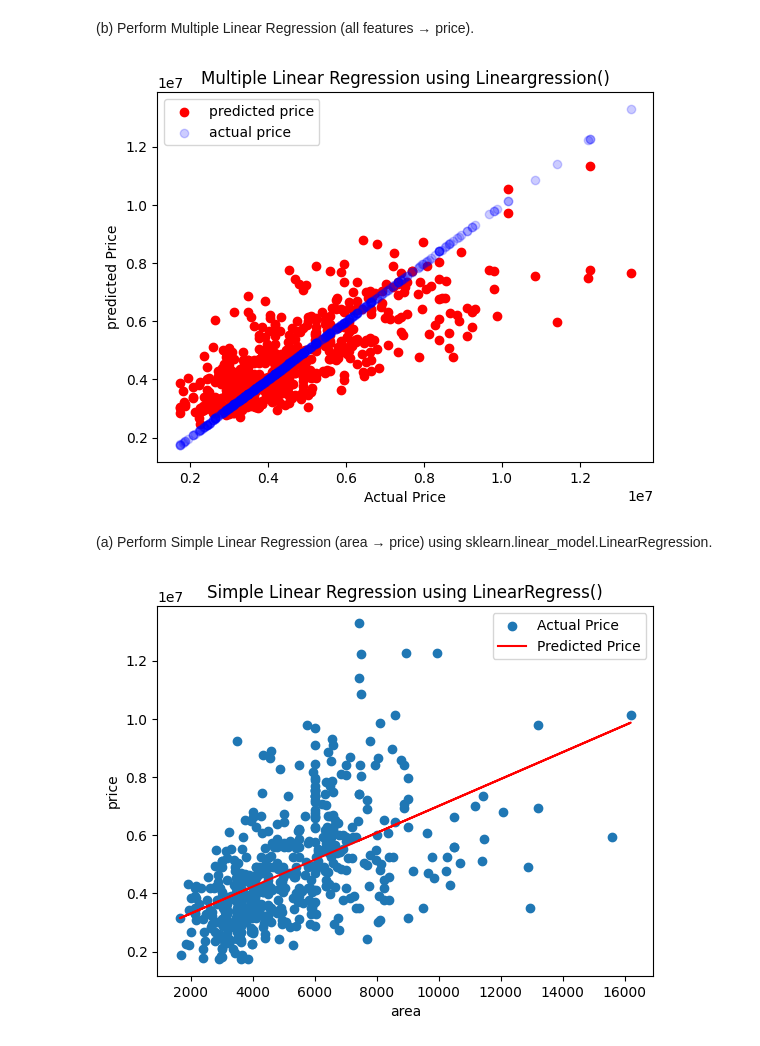
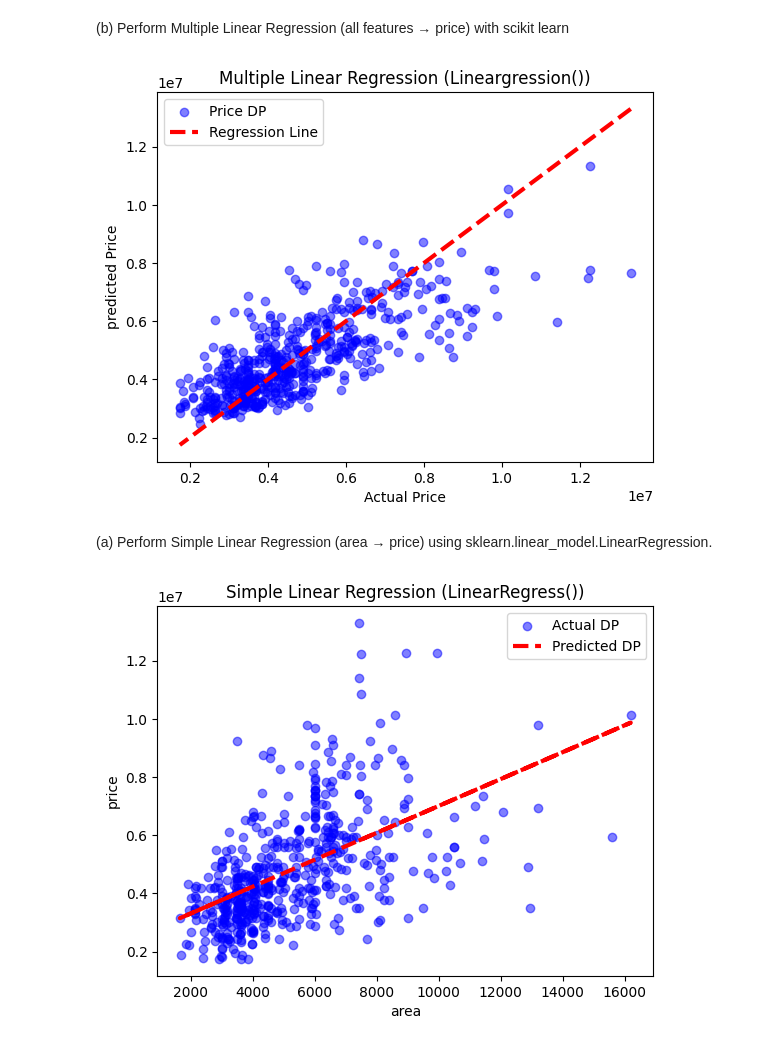
Before and after one commit to abhinandan2540/MLT-labwork, a Jupyter notebook: 26_aug_25/Q3.ipynb, the cells around one changed output. Saved outputs shown, nothing was run; the diff lists cells and outputs as text; code cells hidden in the pictures.

Commit message:
Linear Regression using scikit learn

```diff
--- a/26_aug_25/Q3.ipynb
+++ b/26_aug_25/Q3.ipynb
@@ -1,39 +1,40 @@
 # %% [markdown]
-(b) Perform Multiple Linear Regression (all features → price).
+(b) Perform Multiple Linear Regression (all features → price) with scikit learn
 # %%
 # multiple linear regression using scikit learn
 import pandas as pd
 import numpy as np
 from sklearn import linear_model
 import matplotlib.pyplot as plt
 csv_data=pd.read_csv('Housing.csv')
 # print(csv_data.head())
 
 # area, bedrooms, bathrooms, stories, parking
 x=np.array(csv_data[['area','bedrooms','bathrooms','stories','parking']])
 y=np.array(csv_data['price'])
 
-# # using sklearn.linearRegress for multiple regression
-regression_model=linear_model.LinearRegression()
-regression_model.fit(x,y)
 
-def PredictionModel(x):
+# using scikitlearn.LinearRegress for multiple regression
+regression_model = linear_model.LinearRegression()
+regression_model.fit(x, y)
+
+
+def PredictionModel_MLR(x):
     return regression_model.predict(x)
 
+y_predicted=PredictionModel_MLR(x)
 try:
-    modelOutput=PredictionModel(x)
-
-    plt.scatter(y,modelOutput,color='red',label='predicted price')
-    plt.scatter(y,y,alpha=0.2,color='blue',label='actual price')
+    plt.scatter(y,y_predicted, color='blue',alpha=0.5,label='Price DP')
+    plt.plot(y,y,'r--',lw=3, label='Regression Line')
     plt.xlabel('Actual Price')
     plt.ylabel("predicted Price")
     plt.legend()
-    plt.title('Multiple Linear Regression using Lineargression()')
+    plt.title('Multiple Linear Regression (Lineargression())')
     plt.show()
 except Exception as e:
     print(e)
 # %% [output]
-[figure, old version]
+[figure, new version]
 # %% [markdown]
 (a) Perform Simple Linear Regression (area → price) using  sklearn.linear_model.LinearRegression.
 # %%
@@ -53,15 +54,15 @@ y_price=y.reshape(-1,1)
 regression_model=linear_model.LinearRegression()
 regression_model.fit(x_area,y_price)
 
-def predictionModel(x):
+def predictionModel_SLR(x):
     return regression_model.predict(x)
 
-plt.scatter(x_area,y_price,label='Actual Price')
-plt.plot(x_area,predictionModel(x_area),color='red',label='Predicted Price')
+plt.scatter(x_area,y_price,color='blue',alpha=0.5,label='Actual DP')
+plt.plot(x_area,predictionModel_SLR(x_area),'r--',lw=3,label='Predicted DP')
 plt.xlabel('area')
 plt.ylabel('price')
-plt.title('Simple Linear Regression using LinearRegress()')
+plt.title('Simple Linear Regression (LinearRegress())')
 plt.legend()
 plt.show()
 # %% [output]
-[figure, old version]
+[figure, new version]
```
